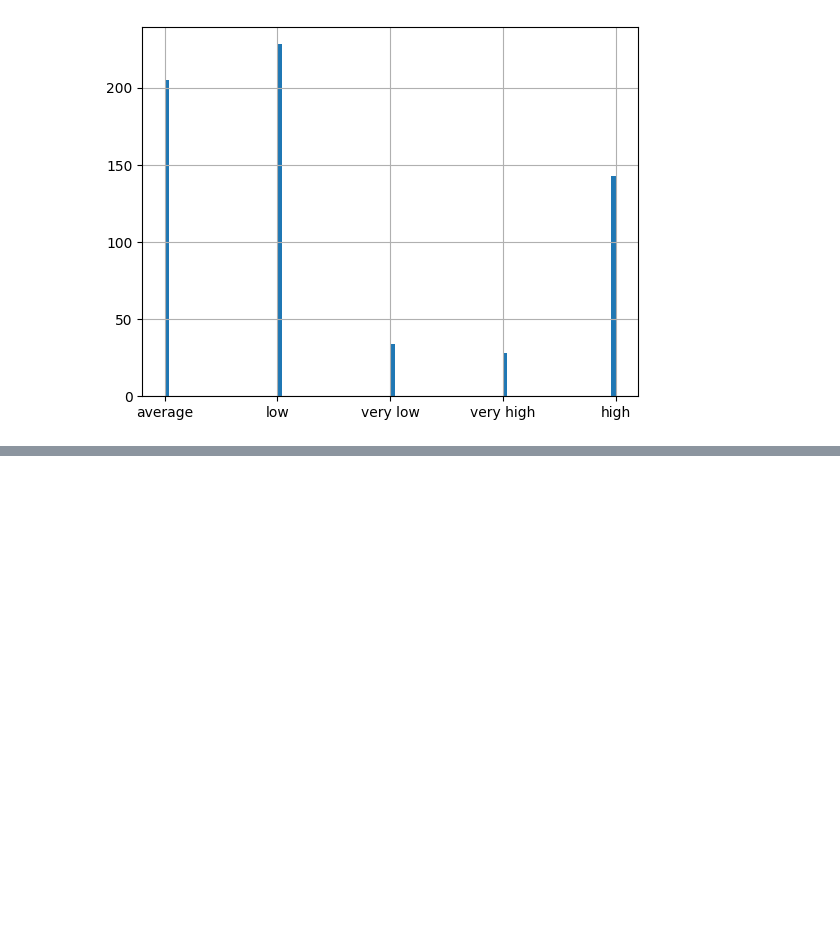
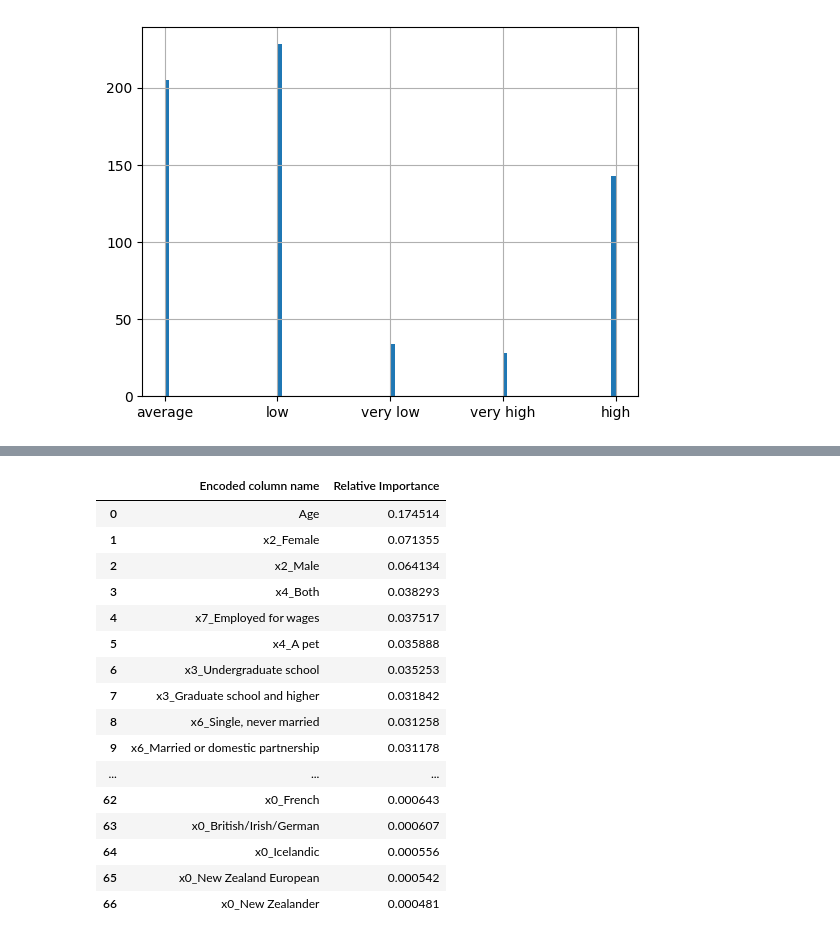
Before and after one commit to cassimpatel/COMP5122M, a Jupyter notebook: Coursework/coursework_classification.ipynb, the cells around one changed output, grey strips where cells are left out. Saved outputs shown, nothing was run; the diff lists cells and outputs as text; code cells hidden in the pictures; blank space fills up the shorter version.

```diff
--- a/Coursework/coursework_classification.ipynb
+++ b/Coursework/coursework_classification.ipynb
@@ -274,0 +283,30 @@ Test:
+# %%
+# grab our list of full features as age and the categoric encoding columns
+encoded_features = ['Age'] + cat_pipeline['one hot'].get_feature_names_out().tolist()
+
+# compile our list of feature importances
+feat_importances = []
+for feat, imp in zip(encoded_features, best_model.feature_importances_):
+    feat_importances.append([feat, imp])
+
+# sort by most important features first, display cleanly
+feat_importances = sorted(feat_importances, key=lambda x: x[1], reverse=True)
+pd.DataFrame(feat_importances, columns=['Encoded column name', 'Relative Importance'])
+# %% [output]
+|  | Encoded column name | Relative Importance |
+| 0 | Age | 0.174514 |
+| 1 | x2_Female | 0.071355 |
+| 2 | x2_Male | 0.064134 |
+| 3 | x4_Both | 0.038293 |
+| 4 | x7_Employed for wages | 0.037517 |
+| 5 | x4_A pet | 0.035888 |
+| 6 | x3_Undergraduate school | 0.035253 |
+| 7 | x3_Graduate school and higher | 0.031842 |
+| 8 | x6_Single, never married | 0.031258 |
+| 9 | x6_Married or domestic partnership | 0.031178 |
+| ... | ... | ... |
+| 62 | x0_French | 0.000643 |
+| 63 | x0_British/Irish/German | 0.000607 |
+| 64 | x0_Icelandic | 0.000556 |
+| 65 | x0_New Zealand European | 0.000542 |
+| 66 | x0_New Zealander | 0.000481 |
```
Also changed, not shown: parts of 5 cells of this notebook.
